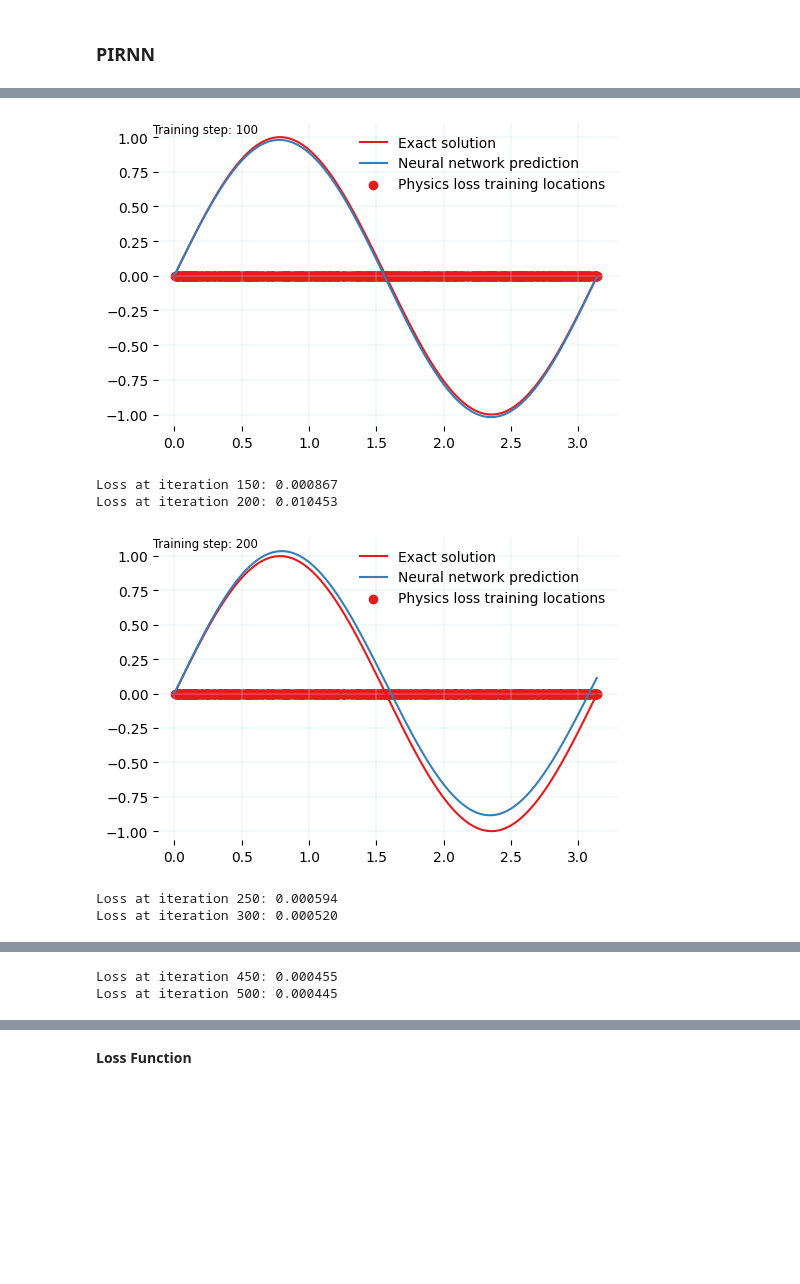
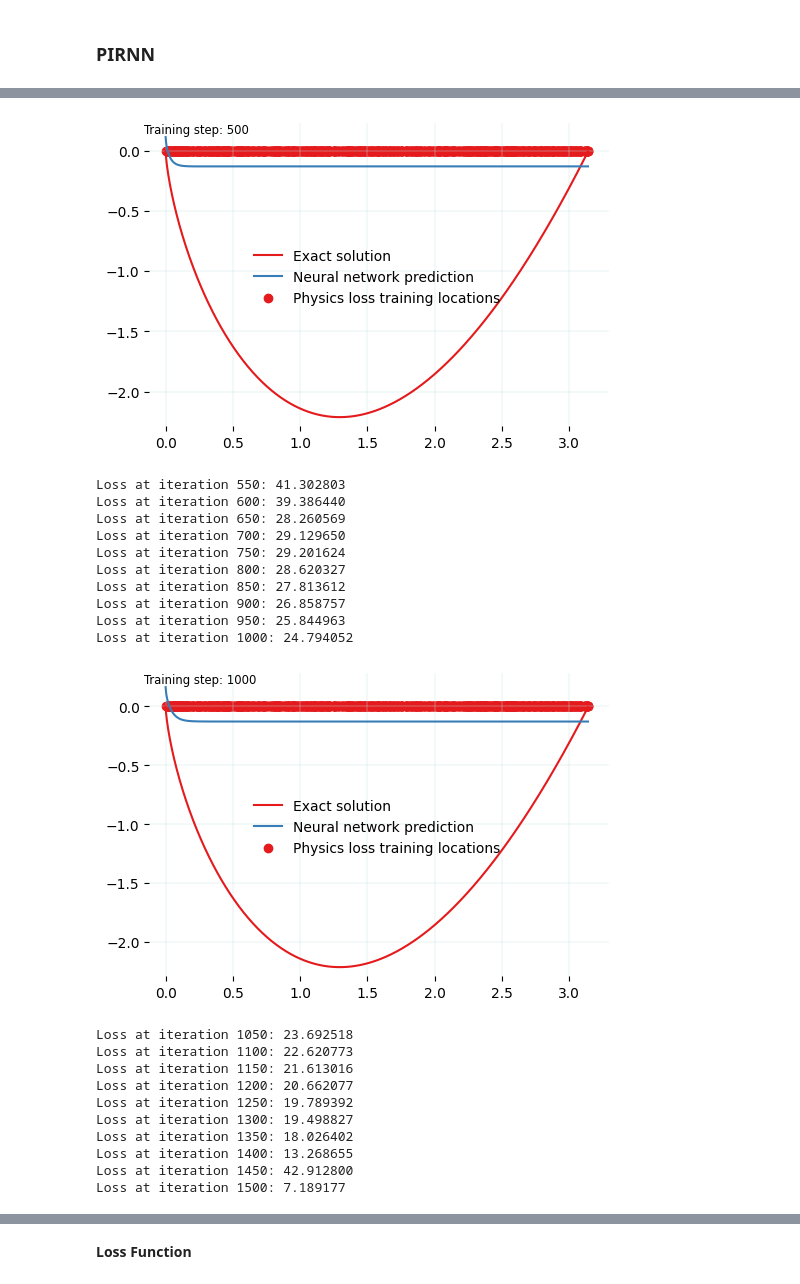
Before and after one commit to jpaguilarc99/PIML-EDP, a Jupyter notebook: PoissonPINNs/Poisson1D_RNNvsPIRNN/Poisson1D_RNN.ipynb, the cells around one changed output, grey strips where cells are left out. Saved outputs shown, nothing was run; the diff lists cells and outputs as text; code cells hidden in the pictures; blank space fills up the shorter version.

```diff
--- a/PoissonPINNs/Poisson1D_RNNvsPIRNN/Poisson1D_RNN.ipynb
+++ b/PoissonPINNs/Poisson1D_RNNvsPIRNN/Poisson1D_RNN.ipynb
@@ -46,6 +46,12 @@ def f_rhs(x):
 
 def exact_u(x):
     return torch.sin(2 * x)
+
+def exact_u_singular(x):
+  return x**0.7 * (x - torch.pi)
+
+def f_singular_rhs(x):
+  return -0.7 * 0.3 * (x**-1.3) * (x - torch.pi) + (0.7*x**-0.3) * (1) + (0.7 * x**-0.3)
 
 class RNNPDE(nn.Module):
     def __init__(self):
@@ -72,7 +78,7 @@ n_pts = 1000
 
 x = np.array([np.pi/n_pts * i for i in range(n_pts)])
 x = torch.tensor(x, dtype=torch.float32).view(-1, 1)
-y = exact_u(x).view(-1, 1)
+y = exact_u_singular(x).view(-1, 1)
 print(x.shape, y.shape)
 
 num_samples = 15
@@ -118,7 +124,7 @@ Total number of parameters: 361
 ### **RNN**
 # %%
 model = RNNPDE()
-n_iterations = 500
+n_iterations = 2000
 optimizer = torch.optim.Adam(model.parameters(), lr=1e-3)
 files = []
 for i in range(n_iterations):
@@ -135,7 +141,7 @@ for i in range(n_iterations):
         plt.savefig(file, bbox_inches='tight', pad_inches=0.5, dpi=100, facecolor="white")
         files.append(file)
 
-    if (i+1) % 100 == 0: plt.show()
+    if (i+1) % 500 == 0: plt.show()
     else: plt.close("all")
 save_gif_PIL("nn.gif", files, fps=20, loop=0)
 # %% [output]
@@ -148,7 +153,7 @@ save_gif_PIL("nn.gif", files, fps=20, loop=0)
 ### **PIRNN**
 # %%
 x_physics = torch.FloatTensor(n_pts, 1).uniform_(0, np.pi).requires_grad_(True)
-iterations = 500
+iterations = 2000
 
 torch.manual_seed(123)
 model = RNNPDE()
@@ -162,7 +167,7 @@ for i in range(iterations):
     yhp = model(x_physics)
     du = torch.autograd.grad(yhp, x_physics, torch.ones_like(yhp), create_graph=True)[0]
     ddu = torch.autograd.grad(du, x_physics, torch.ones_like(du), create_graph=True)[0]
-    error_PDE = torch.mean((ddu - f_rhs(x_physics))**2)
+    error_PDE = torch.mean((ddu - f_singular_rhs(x_physics))**2)
     bc = model(torch.tensor([np.pi]).unsqueeze(0))**2 + model(torch.tensor([0.]).unsqueeze(0))**2
 
     # Backpropagation
@@ -186,7 +191,7 @@ for i in range(iterations):
         plt.savefig(file, bbox_inches='tight', pad_inches=0.1, dpi=100, facecolor="white")
         files.append(file)
 
-        if (i+1) % 100 == 0: plt.show()
+        if (i+1) % 500 == 0: plt.show()
         else: plt.close("all")
 save_gif_PIL("pinn.gif", files, fps=15, loop=0)
 # %% [output]
@@ -195,6 +208,22 @@ Loss at iteration 100: 0.002980
-[figure, old version]
+[figure, new version]
-Loss at iteration 150: 0.000867
-Loss at iteration 200: 0.010453
+Loss at iteration 550: 41.302803
+Loss at iteration 600: 39.386440
+Loss at iteration 650: 28.260569
+Loss at iteration 700: 29.129650
+Loss at iteration 750: 29.201624
+Loss at iteration 800: 28.620327
+Loss at iteration 850: 27.813612
+Loss at iteration 900: 26.858757
+Loss at iteration 950: 25.844963
+Loss at iteration 1000: 24.794052
-[figure, old version]
+[figure, new version]
-Loss at iteration 250: 0.000594
-Loss at iteration 300: 0.000520
+Loss at iteration 1050: 23.692518
+Loss at iteration 1100: 22.620773
+Loss at iteration 1150: 21.613016
+Loss at iteration 1200: 20.662077
+Loss at iteration 1250: 19.789392
+Loss at iteration 1300: 19.498827
+Loss at iteration 1350: 18.026402
+Loss at iteration 1400: 13.268655
+Loss at iteration 1450: 42.912800
+Loss at iteration 1500: 7.189177
@@ -205,2 +241,0 @@ Loss at iteration 400: 0.000521
-Loss at iteration 450: 0.000455
-Loss at iteration 500: 0.000445
```
Also changed, not shown: parts of 5 cells of this notebook, 11 other files.
